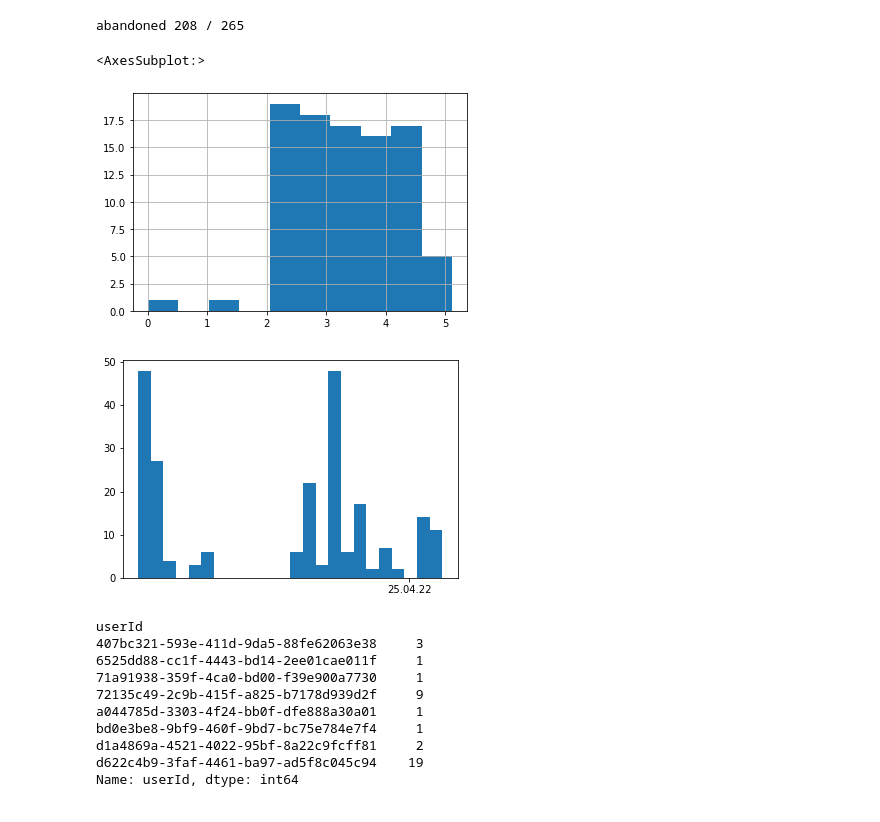
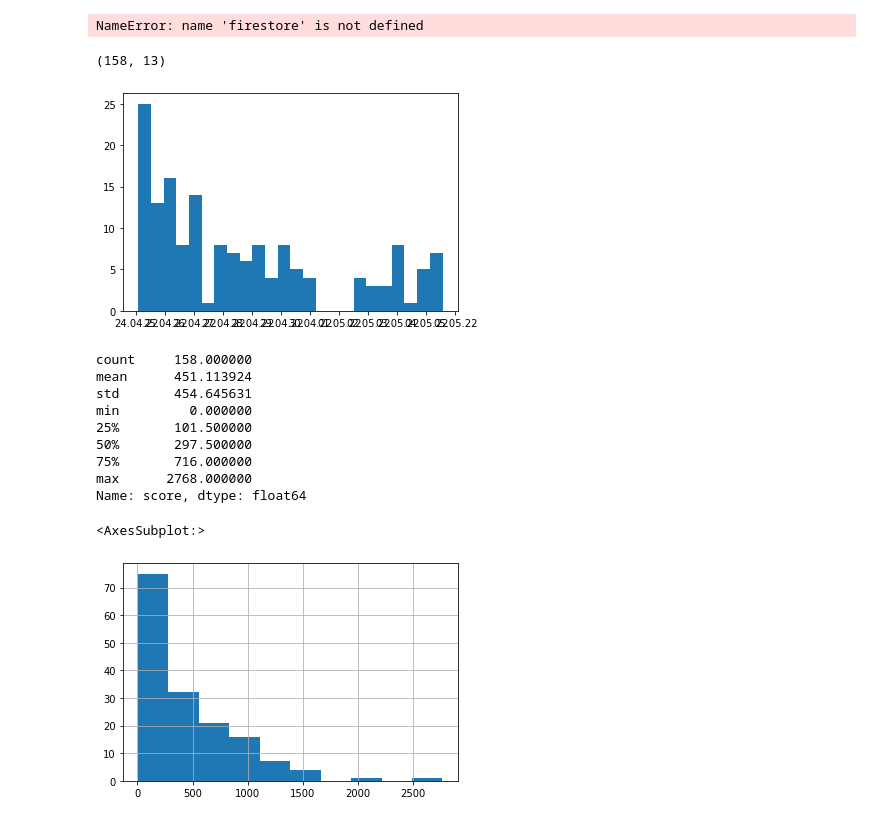
Before and after one commit to FXZFun/gram-jam, a Jupyter notebook: analytics/charts.ipynb, the cells around one changed output. Cells and saved outputs as stored; diff of their text form; code cells hidden in the pictures.

```diff
--- a/analytics/charts.ipynb
+++ b/analytics/charts.ipynb
@@ -17,16 +45,17 @@ analytics = db.collection('analytics')
 
 docs = analytics.stream()
 df = pd.DataFrame(d.to_dict() for d in docs)
+df = df[df['abandoned'] != True]
 
+print('played', len(df) - df['abandoned'].count(), '/', len(df))
 print('abandoned', df['abandoned'].count(), '/', len(df))
 
 df['turns'][df['turns'] > 0].hist()
 # %% [output]
-abandoned 208 / 265
+NameError: name 'firestore' is not defined
-<AxesSubplot:>
-[figure, removed]
 # %%
 import matplotlib.dates as mdates
+print(df.shape)
 
 # convert the epoch format to matplotlib date format
 mpl_data = mdates.date2num(df['date'])
@@ -38,17 +67,20 @@ ax.xaxis.set_major_locator(mdates.DayLocator())
 ax.xaxis.set_major_formatter(mdates.DateFormatter('%d.%m.%y'))
 plt.show()
 # %% [output]
+(158, 13)
-[figure, old version]
+[figure, new version]
-# %%
-df[df['abandoned'] != True].groupby(['userId'])['userId'].count()
-# %% [output]
-userId
-407bc321-593e-411d-9da5-88fe62063e38     3
-6525dd88-cc1f-4443-bd14-2ee01cae011f     1
-71a91938-359f-4ca0-bd00-f39e900a7730     1
-72135c49-2c9b-415f-a825-b7178d939d2f     9
-a044785d-3303-4f24-bb0f-dfe888a30a01     1
-bd0e3be8-9bf9-460f-9bd7-bc75e784e7f4     1
-d1a4869a-4521-4022-95bf-8a22c9fcff81     2
-d622c4b9-3faf-4461-ba97-ad5f8c045c94    19
-Name: userId, dtype: int64
+# %%
+print(df['score'].describe())
+df[df['score'] !=0 ]['score'].hist()
+# %% [output]
+count     158.000000
+mean      451.113924
+std       454.645631
+min         0.000000
+25%       101.500000
+50%       297.500000
+75%       716.000000
+max      2768.000000
+Name: score, dtype: float64
+<AxesSubplot:>
+[figure, added]
```
Also changed, not shown: parts of 8 cells of this notebook, 22 other files.
